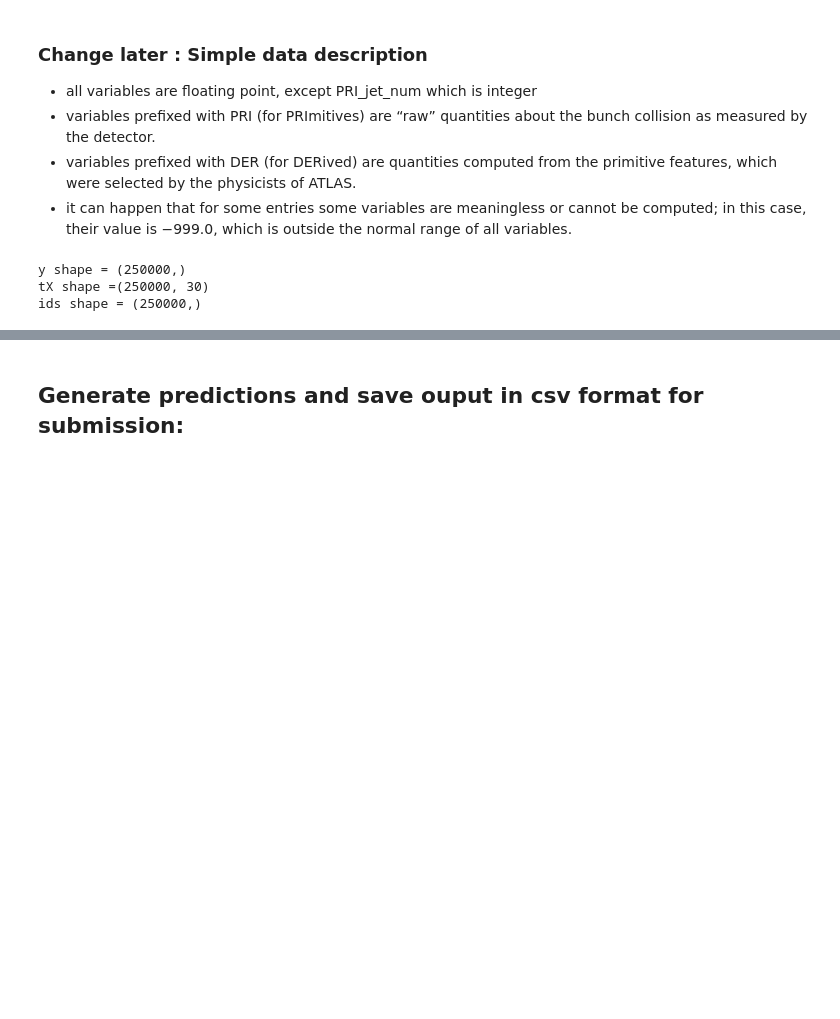
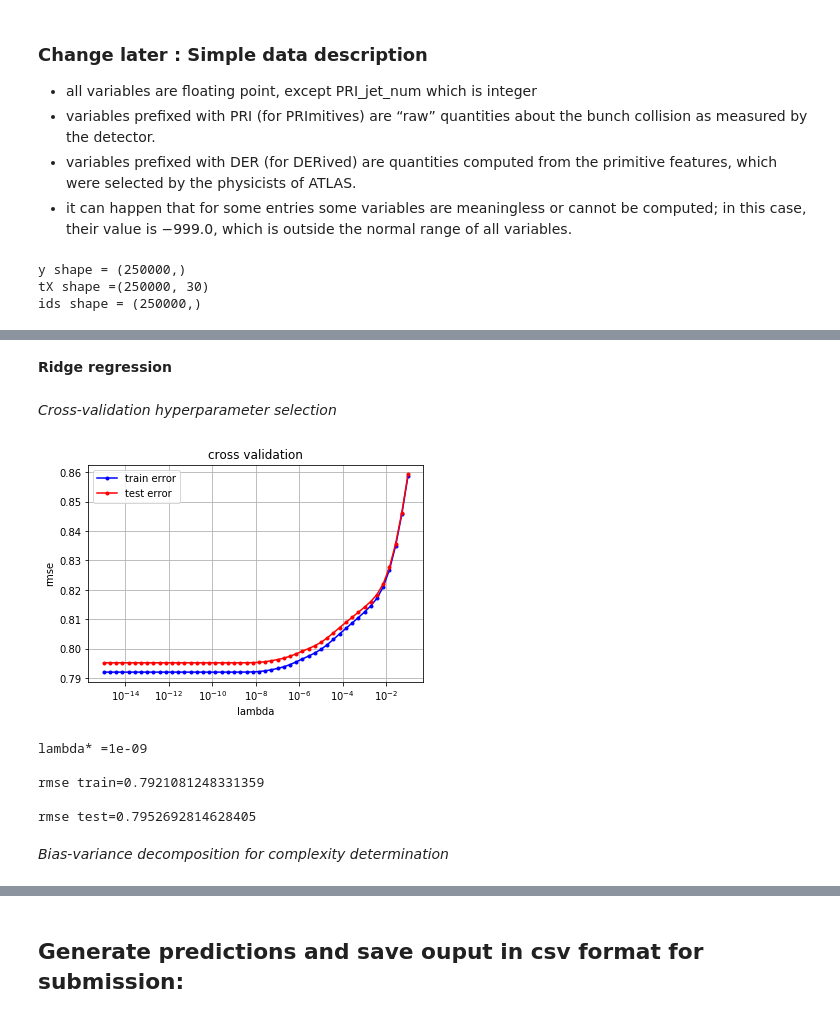
Before and after one commit to cschneuw/Machine-learning-Project-2019, a Jupyter notebook: scripts/project1.ipynb, the cells around one changed output, grey strips where cells are left out. Saved outputs shown, nothing was run; the diff lists cells and outputs as text; code cells hidden in the pictures; blank space fills up the shorter version.

```diff
--- a/scripts/project1.ipynb
+++ b/scripts/project1.ipynb
@@ -30,0 +168,54 @@ ids shape = (250000,)
+# %% [markdown]
+**Ridge regression**
+# %% [markdown]
+*Cross-validation hyperparameter selection*
+# %%
+def cross_validation_visualization(lambds, mse_tr, mse_te):
+    """visualization the curves of mse_tr and mse_te."""
+    plt.semilogx(lambds, mse_tr, marker=".", color='b', label='train error')
+    plt.semilogx(lambds, mse_te, marker=".", color='r', label='test error')
+    plt.xlabel("lambda")
+    plt.ylabel("rmse")
+    plt.title("cross validation")
+    plt.legend(loc=2)
+    plt.grid(True)
+# %%
+seed = 1
+degree = 2
+k_fold = 4
+lambdas = np.logspace(-15, -1, 50)
+# %%
+my = y[0:20000]
+mtX = ntX[0:20000, :]
+# %%
+k_indices = build_k_indices(my, k_fold, seed)
+
+rmse_tr_cv = []
+rmse_te_cv = []
+
+for lambda_ in  lambdas:
+    l_rmse_tr = []
+    l_rmse_te = []
+    for k in range(k_fold):
+        loss_tr, loss_te = cross_validation(my, mtX, k_indices, k, lambda_, degree)
+        l_rmse_tr.append(np.sqrt(2*loss_tr))
+        l_rmse_te.append(np.sqrt(2*loss_te))
+    rmse_tr_cv.append(np.mean(l_rmse_tr))
+    rmse_te_cv.append(np.mean(l_rmse_te))
+cross_validation_visualization(lambdas, rmse_tr_cv, rmse_te_cv)
+# %% [output]
+[figure, added]
+# %%
+idx = np.argmin(rmse_te_cv)
+lambda_ri = lambdas[idx]
+
+print("lambda* ={lambda_}\n\nrmse train={rmse_tr}\n\nrmse test={rmse_te}".format(
+    lambda_=lambda_ri, rmse_tr=rmse_tr_cv[idx], rmse_te=rmse_te_cv[idx]))
+# %% [output]
+lambda* =1e-09
+
+rmse train=0.7921081248331359
+
+rmse test=0.7952692814628405
+# %% [markdown]
+*Bias-variance decomposition for complexity determination*
```
Also changed, not shown: parts of 29 cells of this notebook, 1 other file.
